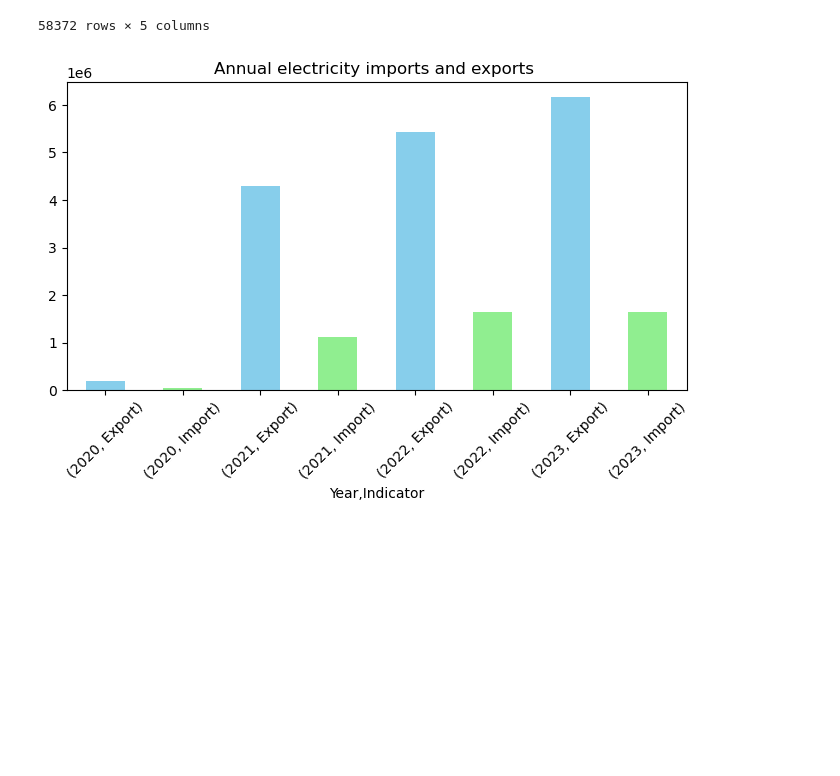
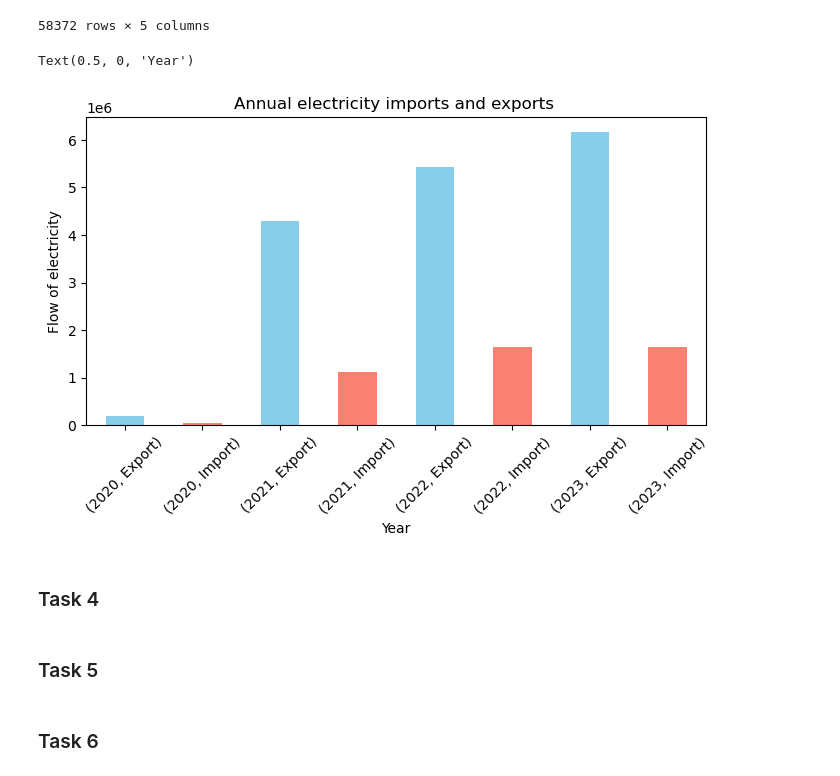
Before and after one commit to AndreasNoklebye/TECH2-Exam, a Jupyter notebook: exam-tech2.ipynb, the cells around one changed output. Drawn from its saved outputs; the diff is of its cells as text; code cells hidden in the pictures; blank space fills up the shorter version.

```diff
--- a/exam-tech2.ipynb
+++ b/exam-tech2.ipynb
@@ -151,10 +158,19 @@ df2
 # %%
 annual_sum = df2.groupby(['Year','Indicator'])['FlowValue'].sum()
 
 fig, ax = plt.subplots(figsize=(8,4))
 
-annual_sum.plot(kind='bar', color=['skyblue', 'lightgreen'])
+annual_sum.plot(kind='bar', color=['skyblue', 'salmon'])
 ax.set_title('Annual electricity imports and exports ')
 ax.tick_params(axis='x', rotation=45)
+ax.set_ylabel('Flow of electricity')
+ax.set_xlabel('Year')
 # %% [output]
+Text(0.5, 0, 'Year')
-[figure, old version]
+[figure, new version]
+# %% [markdown]
+### Task 4
+# %% [markdown]
+### Task 5
+# %% [markdown]
+### Task 6
```
Also changed, not shown: parts of 13 cells of this notebook.
